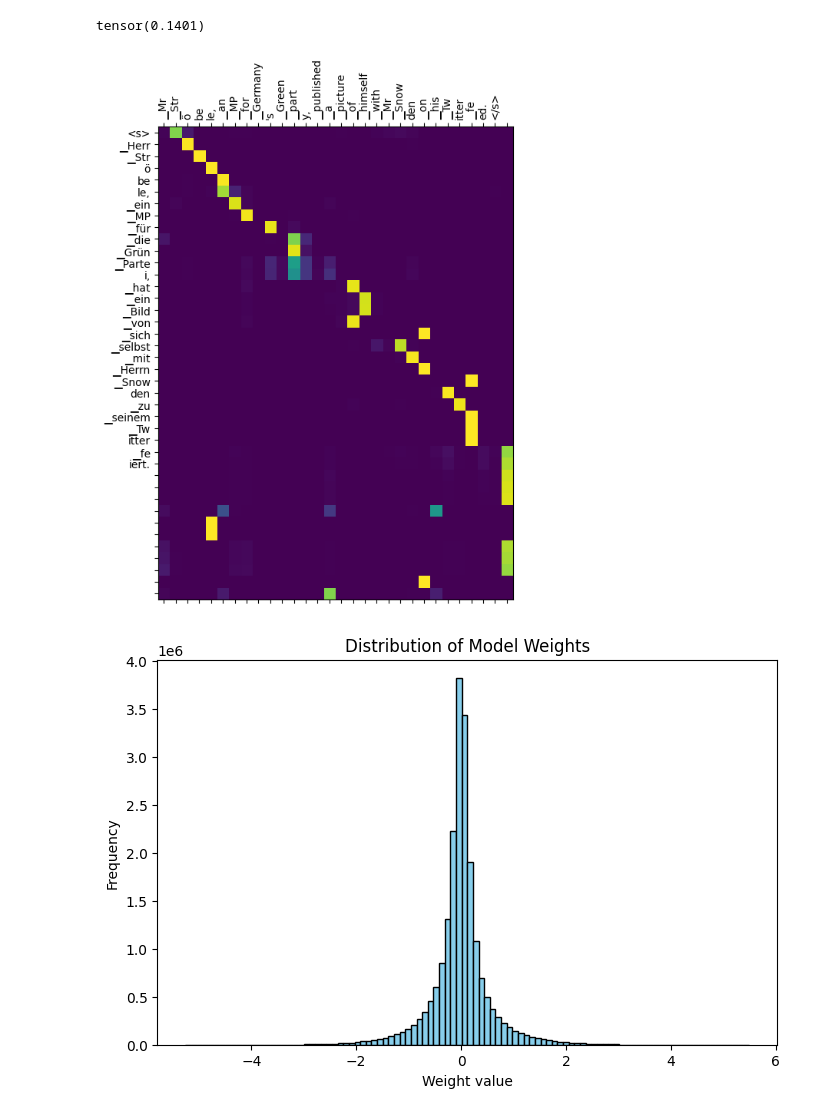
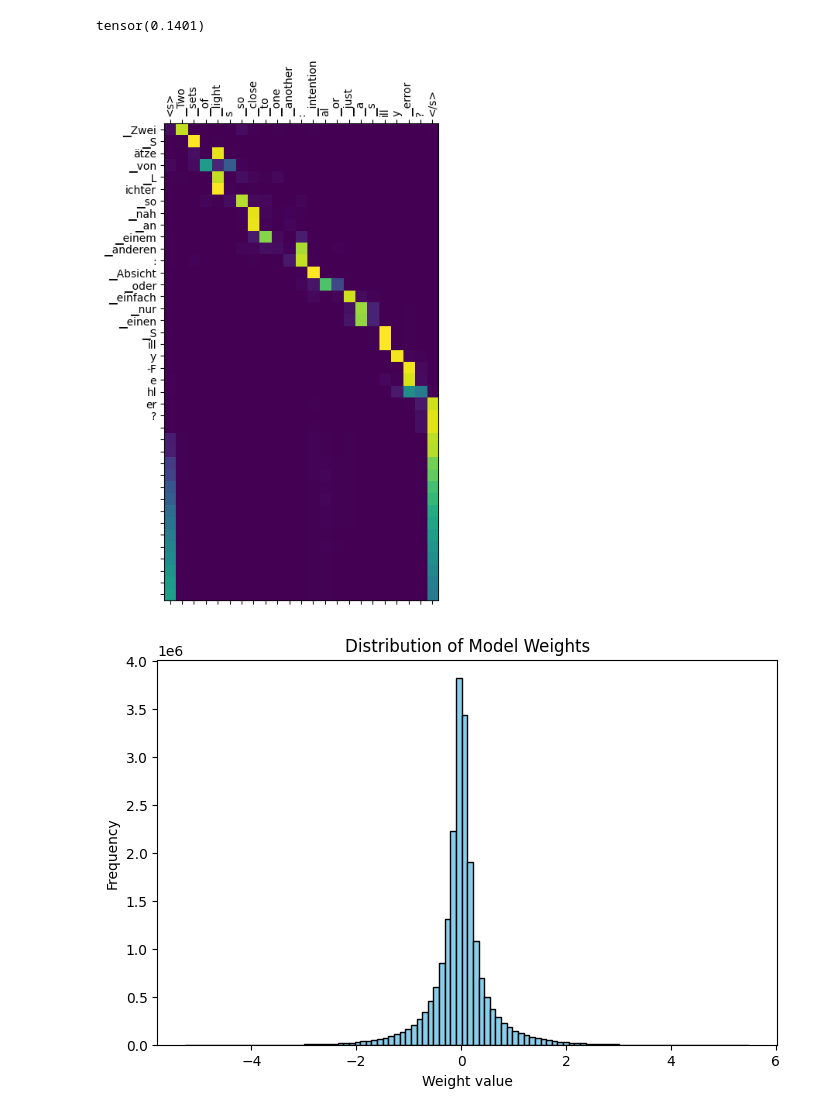
Before and after one commit to hicalvin03/Eng-German-seq2seq-translator, a Jupyter notebook: model.ipynb, the cells around one changed output. Saved outputs shown, nothing was run; the diff lists cells and outputs as text; code cells hidden in the pictures.

```diff
--- a/model.ipynb
+++ b/model.ipynb
@@ -518,34 +518,32 @@ writer.add_embedding(embedding_matrix, metadata=None, label_img=None, global_ste
 # %%
 # Attention heatmaps
 import matplotlib.pyplot as plt
 from matplotlib import ticker
 model = seq2seq_bilstm(vocab_size, embedding_dim, hidden_size, hidden_size).to(device)
 model.load_state_dict(torch.load(PATH, weights_only=True))
 model.eval()
 
-data1 = test_dataset[300]
+data1 = test_dataset[1]
 input_ids = data1["input_ids"].to(device).to(device).unsqueeze(0)
 attention_mask = data1["attention_mask"].to(device).unsqueeze(0)
 
 prediction,attention_scores = model.generate(input_ids,max_length,attention_mask,10) # (B,L)
 
 # plt.matshow(attention_scores.detach().cpu().numpy())
 
 fig = plt.figure(figsize=(8, 8))
 ax = fig.add_subplot(111)
 cax = ax.matshow(attention_scores.detach().cpu().numpy())
-
 # Set up axes
-
-ax.set_xticklabels(tokeniser.convert_ids_to_tokens(input_ids[0]), rotation=90)
-ax.set_yticklabels([''] + tokeniser.convert_ids_to_tokens(truncate_at_eos(prediction)))
+ax.set_xticklabels(['']+tokeniser.convert_ids_to_tokens(input_ids[0]), rotation=90)
+ax.set_yticklabels(tokeniser.convert_ids_to_tokens(truncate_at_eos(prediction)))
 
 ax.xaxis.set_major_locator(ticker.MultipleLocator(1))
 ax.yaxis.set_major_locator(ticker.MultipleLocator(1))
 plt.show
 plt.savefig("attention.png")
 # %% [output]
-[figure, old version]
+[figure, new version]
 # %%
 import torch
 import matplotlib.pyplot as plt
```
Also changed, not shown: 5 other files.
